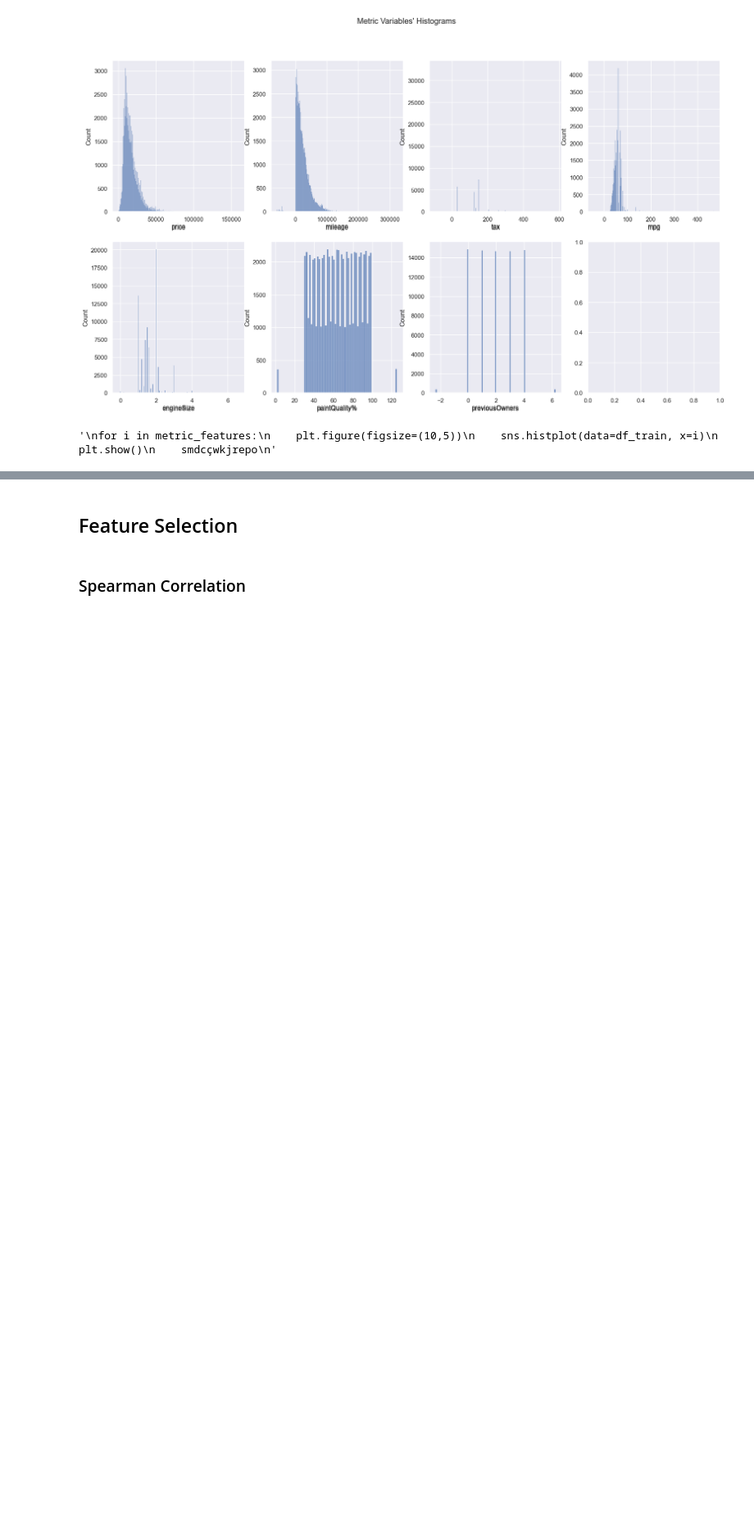
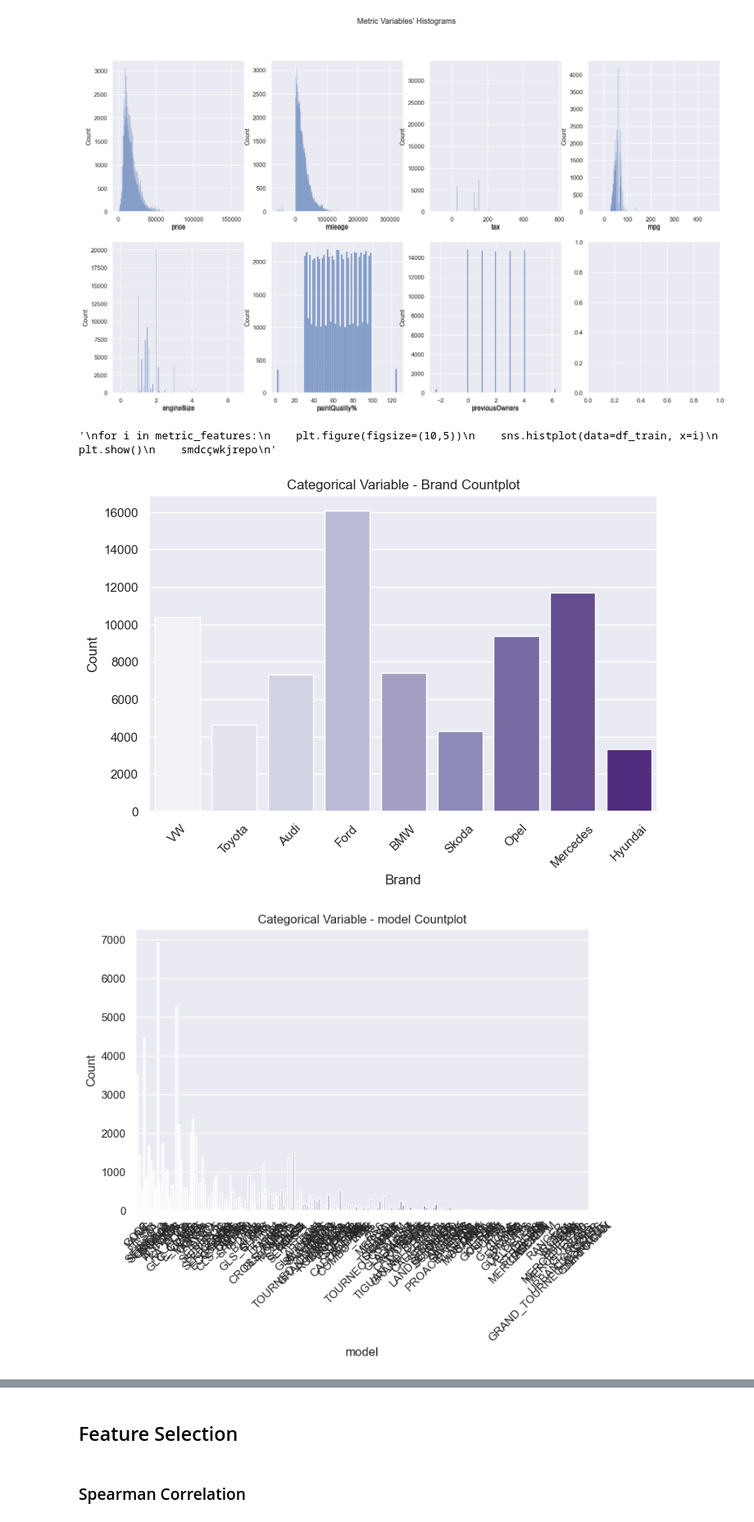
Before and after one commit to Filipesteves974/Machine-Learning-project, a Jupyter notebook: FeatureSelectionAdicinado.ipynb, the cells around one changed output, grey strips where cells are left out. Shown at 82% size. Drawn from its saved outputs; the diff is of its cells as text; code cells hidden in the pictures; blank space fills up the shorter version.

```diff
--- a/FeatureSelectionAdicinado.ipynb
+++ b/FeatureSelectionAdicinado.ipynb
@@ -533,7 +533,7 @@ car_models = {
 
 
 for model, typos in car_models.items():
-    X_train['model'] = X_train['model'].apply(lambda x: model if x in typos else x )
+    df_train['model'] = df_train['model'].apply(lambda x: model if x in typos else x )
 # %% [markdown]
 ### Typos transmission column
 # %%
@@ -620,3 +620,20 @@ for i in metric_features:
 # %% [output]
 [figure]
 '\nfor i in metric_features:\n    plt.figure(figsize=(10,5))\n    sns.histplot(data=df_train, x=i)\n    plt.show()\n    smdcçwkjrepo\n'
+# %%
+for feature in non_metric_features:
+    plt.figure(figsize=(8, 5))
+    sns.countplot(data=df_train, x=feature, palette="Purples")
+    plt.title(f"Categorical Variable - {feature} Countplot")
+    plt.xlabel(feature)
+    plt.ylabel("Count")
+    plt.xticks(rotation=45)
+    plt.show()
+
+    #drop HasDamage
+    #drop from fuel_types: other and electric
+    #year > 2007
+    #model count > 1000
+# %% [output]
+[figure, added]
+[figure, added]
```
Also changed, not shown: parts of 1 cell of this notebook.
